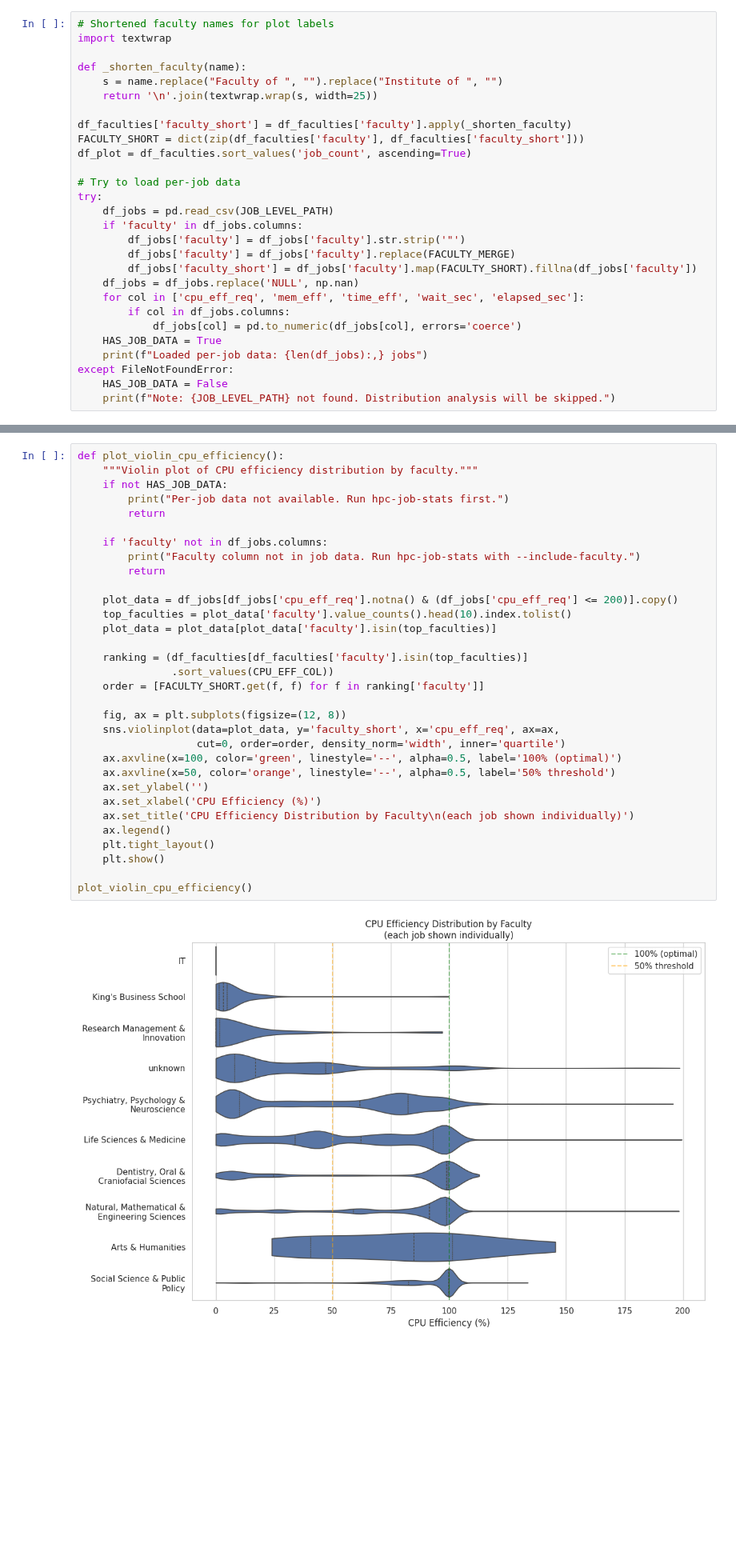
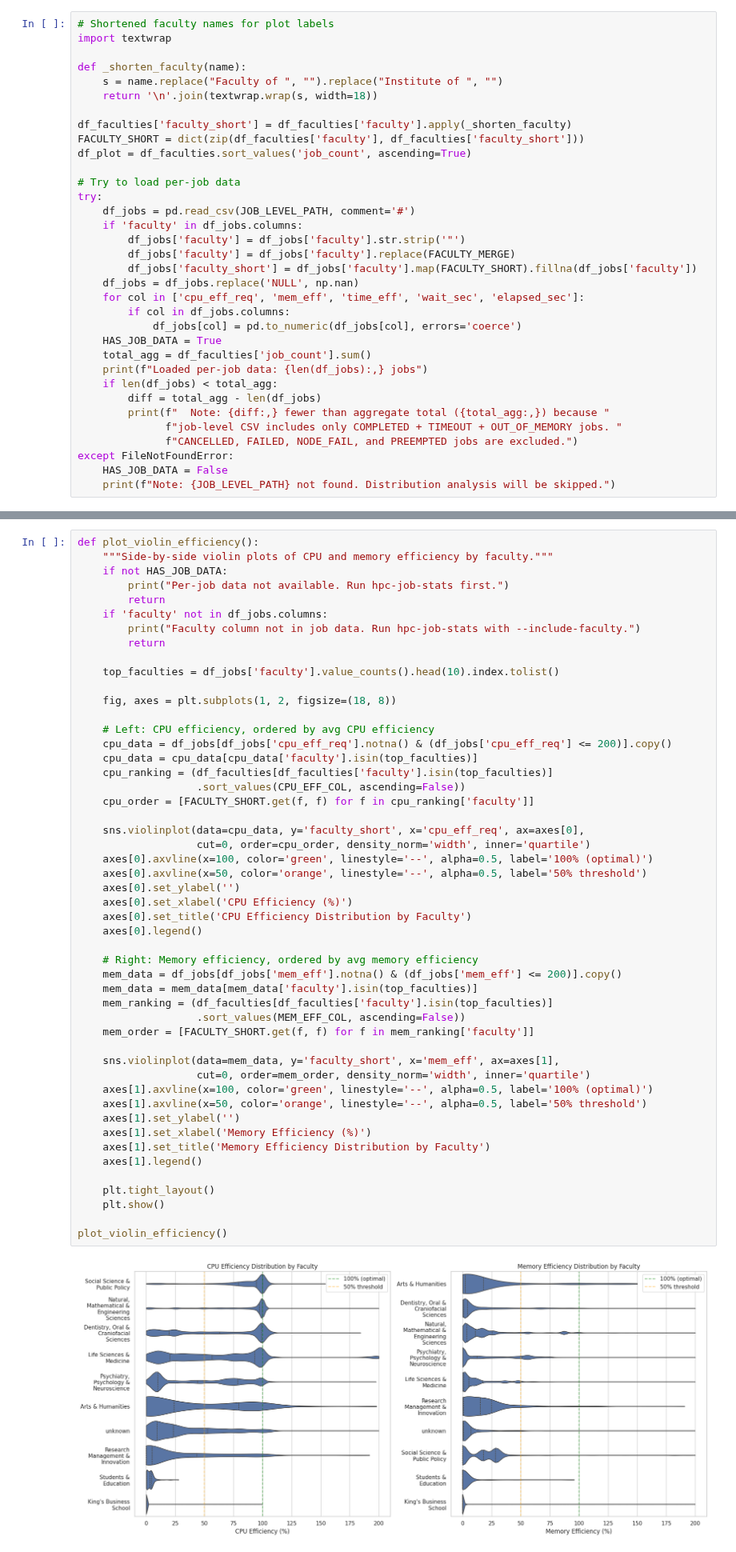
Before and after one commit to kcl-eresearch/hpc-data-analysis, a Jupyter notebook: notebooks/visualisation_users.ipynb, the cells around one changed output, grey strips where cells are left out. Shown at 80% size. Saved outputs shown, nothing was run; the diff lists cells and outputs as text; blank space fills up the shorter version.

```diff
--- a/notebooks/visualisation_users.ipynb
+++ b/notebooks/visualisation_users.ipynb
@@ -124,7 +156,7 @@ import textwrap
 
 def _shorten_faculty(name):
     s = name.replace("Faculty of ", "").replace("Institute of ", "")
-    return '\n'.join(textwrap.wrap(s, width=25))
+    return '\n'.join(textwrap.wrap(s, width=18))
 
 df_faculties['faculty_short'] = df_faculties['faculty'].apply(_shorten_faculty)
 FACULTY_SHORT = dict(zip(df_faculties['faculty'], df_faculties['faculty_short']))
@@ -132,7 +164,7 @@ df_plot = df_faculties.sort_values('job_count', ascending=True)
 
 # Try to load per-job data
 try:
-    df_jobs = pd.read_csv(JOB_LEVEL_PATH)
+    df_jobs = pd.read_csv(JOB_LEVEL_PATH, comment='#')
     if 'faculty' in df_jobs.columns:
         df_jobs['faculty'] = df_jobs['faculty'].str.strip('"')
         df_jobs['faculty'] = df_jobs['faculty'].replace(FACULTY_MERGE)
@@ -142,7 +174,13 @@ try:
         if col in df_jobs.columns:
             df_jobs[col] = pd.to_numeric(df_jobs[col], errors='coerce')
     HAS_JOB_DATA = True
+    total_agg = df_faculties['job_count'].sum()
     print(f"Loaded per-job data: {len(df_jobs):,} jobs")
+    if len(df_jobs) < total_agg:
+        diff = total_agg - len(df_jobs)
+        print(f"  Note: {diff:,} fewer than aggregate total ({total_agg:,}) because "
+              f"job-level CSV includes only COMPLETED + TIMEOUT + OUT_OF_MEMORY jobs. "
+              f"CANCELLED, FAILED, NODE_FAIL, and PREEMPTED jobs are excluded.")
 except FileNotFoundError:
     HAS_JOB_DATA = False
     print(f"Note: {JOB_LEVEL_PATH} not found. Distribution analysis will be skipped.")
@@ -327,36 +501,54 @@ Understanding the **distribution** of efficiency across jobs helps identify comm
 
 Violin plots show the distribution of efficiency within each faculty. All violins are scaled to the same maximum width, so their shapes show the *relative* distribution within each faculty.
 # %%
-def plot_violin_cpu_efficiency():
-    """Violin plot of CPU efficiency distribution by faculty."""
+def plot_violin_efficiency():
+    """Side-by-side violin plots of CPU and memory efficiency by faculty."""
     if not HAS_JOB_DATA:
         print("Per-job data not available. Run hpc-job-stats first.")
         return
-
     if 'faculty' not in df_jobs.columns:
         print("Faculty column not in job data. Run hpc-job-stats with --include-faculty.")
         return
 
-    plot_data = df_jobs[df_jobs['cpu_eff_req'].notna() & (df_jobs['cpu_eff_req'] <= 200)].copy()
-    top_faculties = plot_data['faculty'].value_counts().head(10).index.tolist()
-    plot_data = plot_data[plot_data['faculty'].isin(top_faculties)]
+    top_faculties = df_jobs['faculty'].value_counts().head(10).index.tolist()
 
-    ranking = (df_faculties[df_faculties['faculty'].isin(top_faculties)]
-               .sort_values(CPU_EFF_COL))
-    order = [FACULTY_SHORT.get(f, f) for f in ranking['faculty']]
+    fig, axes = plt.subplots(1, 2, figsize=(18, 8))
 
-    fig, ax = plt.subplots(figsize=(12, 8))
-    sns.violinplot(data=plot_data, y='faculty_short', x='cpu_eff_req', ax=ax,
-                   cut=0, order=order, density_norm='width', inner='quartile')
-    ax.axvline(x=100, color='green', linestyle='--', alpha=0.5, label='100% (optimal)')
-    ax.axvline(x=50, color='orange', linestyle='--', alpha=0.5, label='50% threshold')
-    ax.set_ylabel('')
-    ax.set_xlabel('CPU Efficiency (%)')
-    ax.set_title('CPU Efficiency Distribution by Faculty\n(each job shown individually)')
-    ax.legend()
+    # Left: CPU efficiency, ordered by avg CPU efficiency
+    cpu_data = df_jobs[df_jobs['cpu_eff_req'].notna() & (df_jobs['cpu_eff_req'] <= 200)].copy()
+    cpu_data = cpu_data[cpu_data['faculty'].isin(top_faculties)]
+    cpu_ranking = (df_faculties[df_faculties['faculty'].isin(top_faculties)]
+                   .sort_values(CPU_EFF_COL, ascending=False))
+    cpu_order = [FACULTY_SHORT.get(f, f) for f in cpu_ranking['faculty']]
+
+    sns.violinplot(data=cpu_data, y='faculty_short', x='cpu_eff_req', ax=axes[0],
+                   cut=0, order=cpu_order, density_norm='width', inner='quartile')
+    axes[0].axvline(x=100, color='green', linestyle='--', alpha=0.5, label='100% (optimal)')
+    axes[0].axvline(x=50, color='orange', linestyle='--', alpha=0.5, label='50% threshold')
+    axes[0].set_ylabel('')
+    axes[0].set_xlabel('CPU Efficiency (%)')
+    axes[0].set_title('CPU Efficiency Distribution by Faculty')
+    axes[0].legend()
+
+    # Right: Memory efficiency, ordered by avg memory efficiency
+    mem_data = df_jobs[df_jobs['mem_eff'].notna() & (df_jobs['mem_eff'] <= 200)].copy()
+    mem_data = mem_data[mem_data['faculty'].isin(top_faculties)]
+    mem_ranking = (df_faculties[df_faculties['faculty'].isin(top_faculties)]
+                   .sort_values(MEM_EFF_COL, ascending=False))
+    mem_order = [FACULTY_SHORT.get(f, f) for f in mem_ranking['faculty']]
+
+    sns.violinplot(data=mem_data, y='faculty_short', x='mem_eff', ax=axes[1],
+                   cut=0, order=mem_order, density_norm='width', inner='quartile')
+    axes[1].axvline(x=100, color='green', linestyle='--', alpha=0.5, label='100% (optimal)')
+    axes[1].axvline(x=50, color='orange', linestyle='--', alpha=0.5, label='50% threshold')
+    axes[1].set_ylabel('')
+    axes[1].set_xlabel('Memory Efficiency (%)')
+    axes[1].set_title('Memory Efficiency Distribution by Faculty')
+    axes[1].legend()
+
     plt.tight_layout()
     plt.show()
 
-plot_violin_cpu_efficiency()
+plot_violin_efficiency()
 # %% [output]
-[figure, old version]
+[figure, new version]
```
Also changed, not shown: parts of 36 cells of this notebook, 3 other files.
